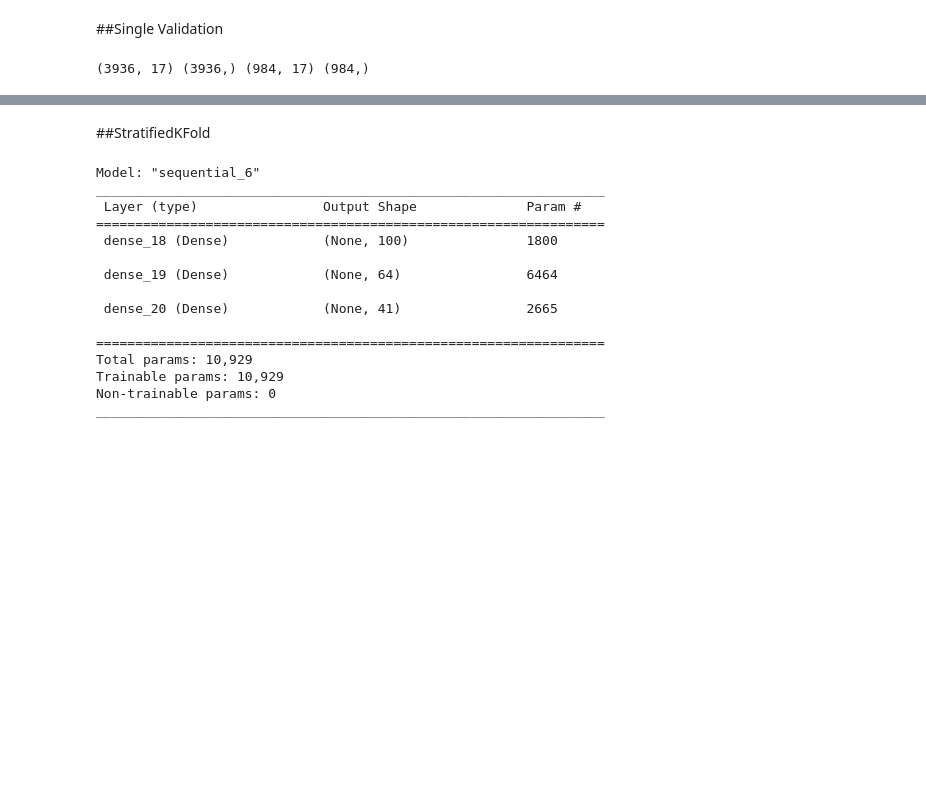
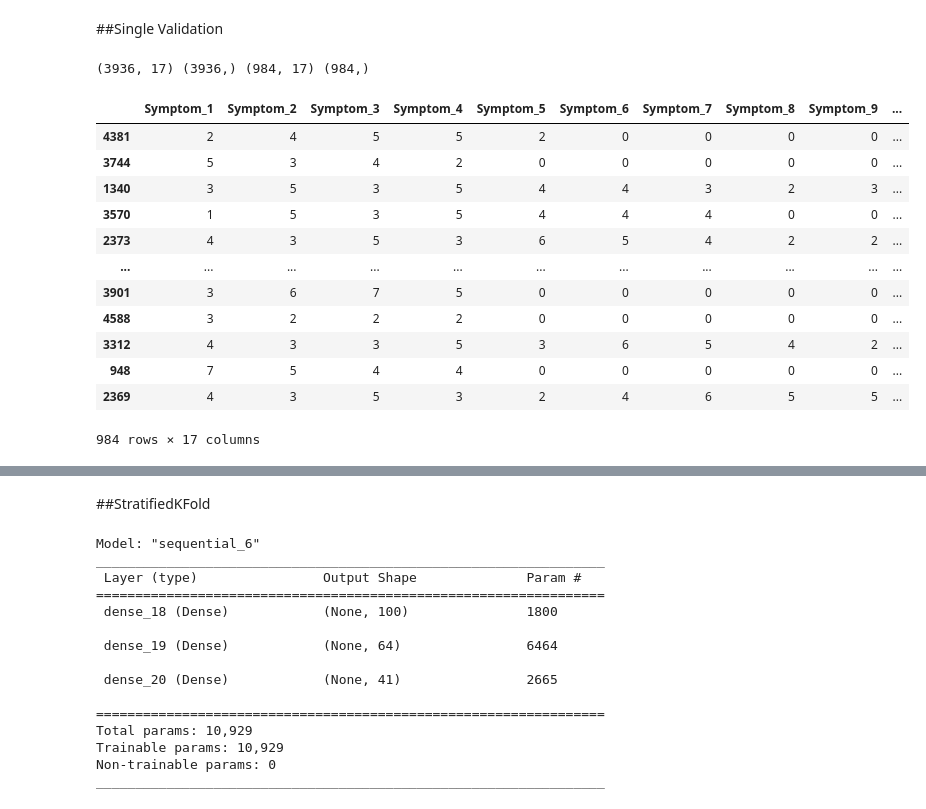
Before and after one commit to Rozanmln/capstone-bangkit, a Jupyter notebook: capstone_project.ipynb, the cells around one changed output, grey strips where cells are left out. Drawn from its saved outputs; the diff is of its cells as text; code cells hidden in the pictures; blank space fills up the shorter version.

```diff
--- a/capstone_project.ipynb
+++ b/capstone_project.ipynb
@@ -236,6 +236,22 @@ X_train, X_test, y_train, y_test = train_test_split(X, y, test_size=0.2, random_
 print(X_train.shape, y_train.shape, X_test.shape, y_test.shape)
 # %% [output]
 (3936, 17) (3936,) (984, 17) (984,)
+# %%
+X_test
+# %% [output]
+|  | Symptom_1 | Symptom_2 | Symptom_3 | Symptom_4 | Symptom_5 | Symptom_6 | Symptom_7 | Symptom_8 | Symptom_9 | ... |
+| 4381 | 2 | 4 | 5 | 5 | 2 | 0 | 0 | 0 | 0 | ... |
+| 3744 | 5 | 3 | 4 | 2 | 0 | 0 | 0 | 0 | 0 | ... |
+| 1340 | 3 | 5 | 3 | 5 | 4 | 4 | 3 | 2 | 3 | ... |
+| 3570 | 1 | 5 | 3 | 5 | 4 | 4 | 4 | 0 | 0 | ... |
+| 2373 | 4 | 3 | 5 | 3 | 6 | 5 | 4 | 2 | 2 | ... |
+| ... | ... | ... | ... | ... | ... | ... | ... | ... | ... | ... |
+| 3901 | 3 | 6 | 7 | 5 | 0 | 0 | 0 | 0 | 0 | ... |
+| 4588 | 3 | 2 | 2 | 2 | 0 | 0 | 0 | 0 | 0 | ... |
+| 3312 | 4 | 3 | 3 | 5 | 3 | 6 | 5 | 4 | 2 | ... |
+| 948 | 7 | 5 | 4 | 4 | 0 | 0 | 0 | 0 | 0 | ... |
+| 2369 | 4 | 3 | 5 | 3 | 2 | 4 | 6 | 5 | 5 | ... |
+984 rows × 17 columns
 # %%
 tf.random.set_seed(123)
 num_labels = 41
```
Also changed, not shown: parts of 31 cells of this notebook.
